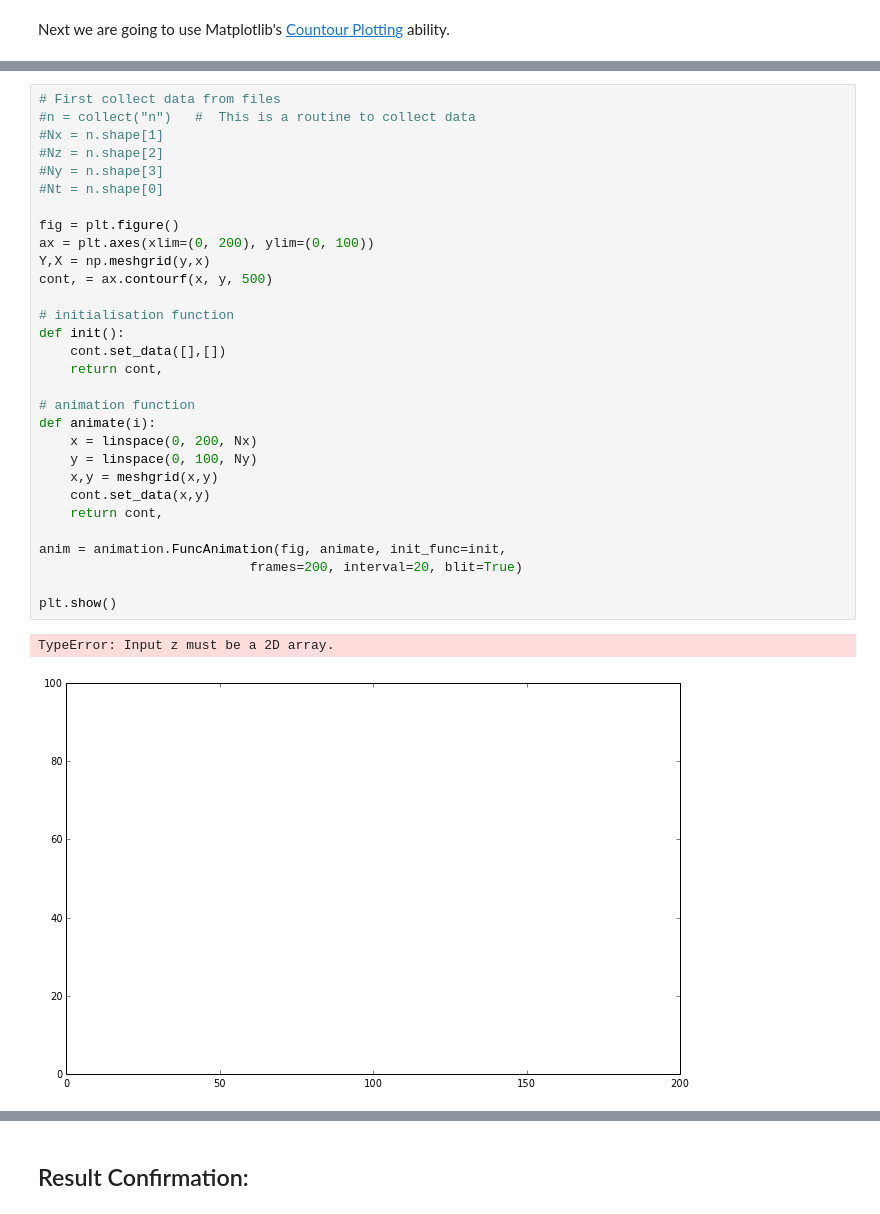
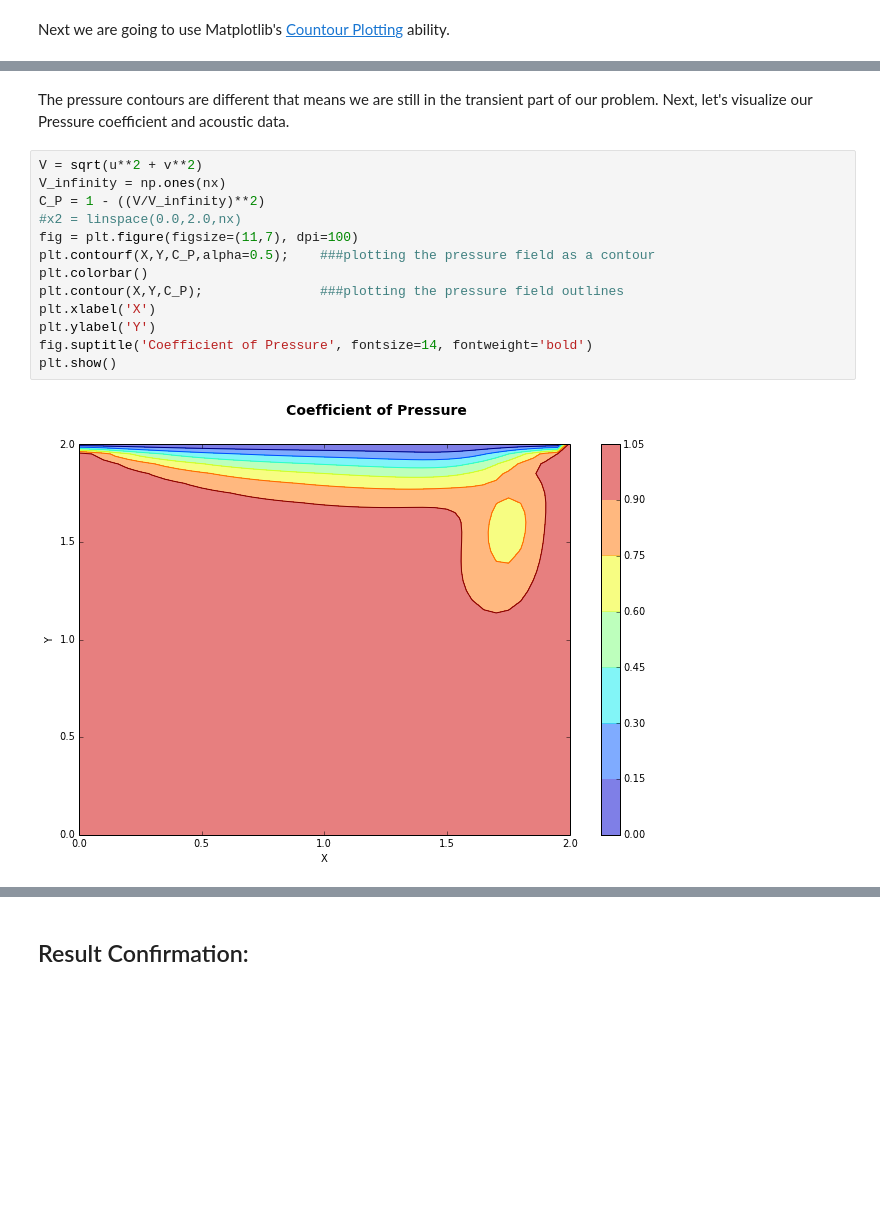
Before and after one commit to cbell14/Navier_Stokes_Acoustics, a Jupyter notebook: Final Project -- 2D Finite Difference NS & Acoustic Solver.ipynb, the cells around one changed output, grey strips where cells are left out. Cells and saved outputs as stored; diff of their text form; blank space fills up the shorter version.

```diff
--- a/Final Project -- 2D Finite Difference NS & Acoustic Solver.ipynb
+++ b/Final Project -- 2D Finite Difference NS & Acoustic Solver.ipynb
@@ -333,33 +391,17 @@ plt.ylabel('Y')
-# %%
-# First collect data from files
-#n = collect("n")   #  This is a routine to collect data
-#Nx = n.shape[1]
-#Nz = n.shape[2]
-#Ny = n.shape[3]
-#Nt = n.shape[0]
-
-fig = plt.figure()
-ax = plt.axes(xlim=(0, 200), ylim=(0, 100))
-Y,X = np.meshgrid(y,x)
-cont, = ax.contourf(x, y, 500)
-
-# initialisation function
-def init():
-    cont.set_data([],[])
-    return cont,
-
-# animation function
-def animate(i):
-    x = linspace(0, 200, Nx)
-    y = linspace(0, 100, Ny)
-    x,y = meshgrid(x,y)
-    cont.set_data(x,y)
-    return cont,
-
-anim = animation.FuncAnimation(fig, animate, init_func=init,
-                           frames=200, interval=20, blit=True)
-
-plt.show()
-# %% [output]
-TypeError: Input z must be a 2D array.
-[figure, removed]
+# %% [markdown]
+The pressure contours are different that means we are still in the transient part of our problem. Next, let's visualize our Pressure coefficient and acoustic data.
+# %%
+V = sqrt(u**2 + v**2)
+V_infinity = np.ones(nx)
+C_P = 1 - ((V/V_infinity)**2)
+#x2 = linspace(0.0,2.0,nx)
+fig = plt.figure(figsize=(11,7), dpi=100)
+plt.contourf(X,Y,C_P,alpha=0.5);    ###plotting the pressure field as a contour
+plt.colorbar()
+plt.contour(X,Y,C_P);               ###plotting the pressure field outlines
+plt.xlabel('X')
+plt.ylabel('Y')
+fig.suptitle('Coefficient of Pressure', fontsize=14, fontweight='bold')
+plt.show()
+# %% [output]
+[figure, added]
```
Also changed, not shown: parts of 35 cells of this notebook.
